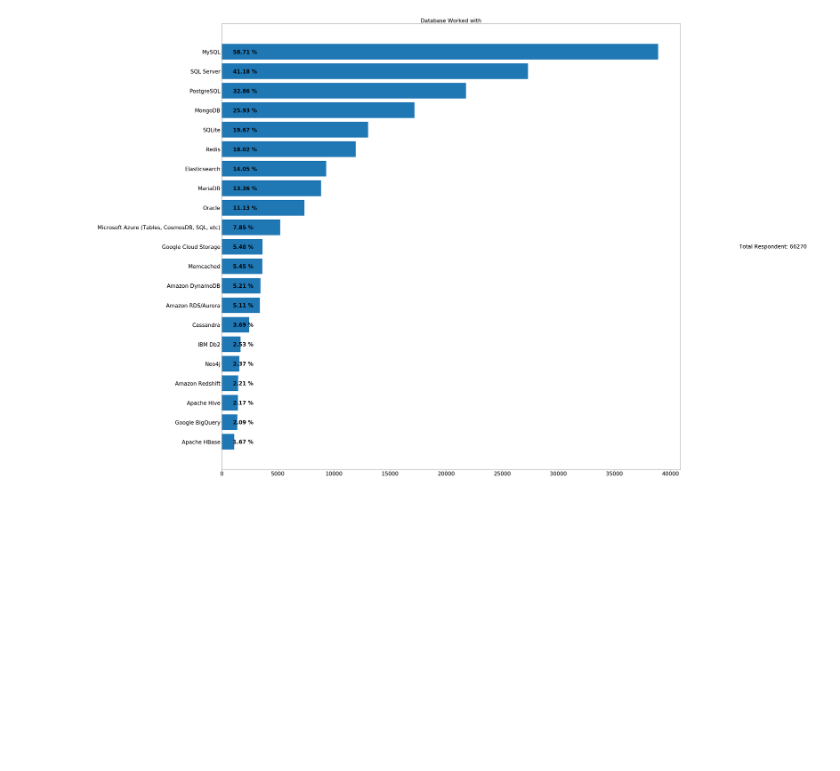
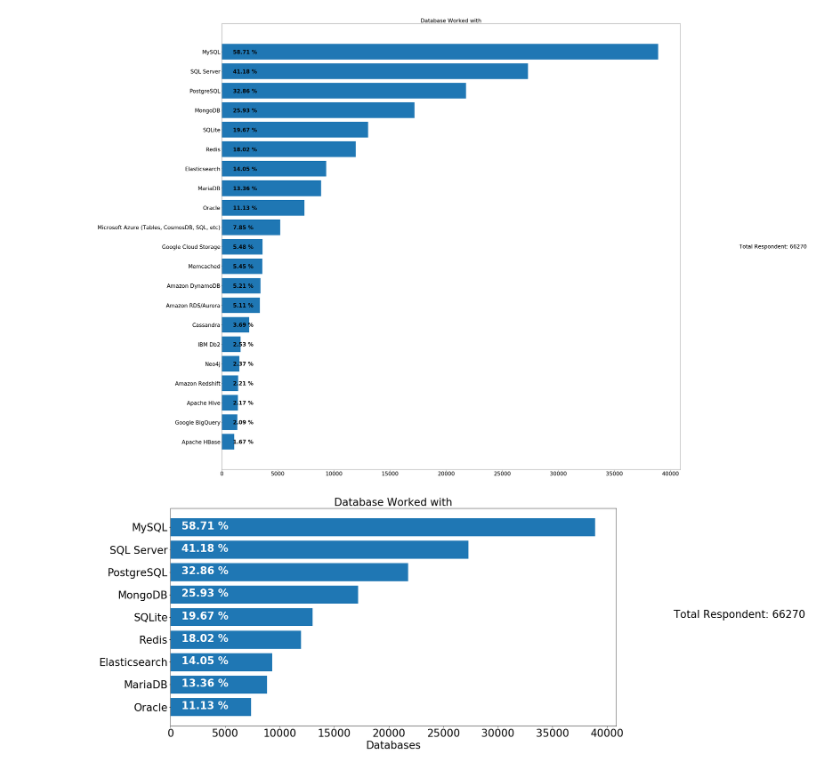
Before and after one commit to kuldeepemol/tech-nerds, a Jupyter notebook: Work-Career-analysis.ipynb, the cells around one changed output. Drawn from its saved outputs; the diff is of its cells as text; code cells hidden in the pictures; blank space fills up the shorter version.

```diff
--- a/Work-Career-analysis.ipynb
+++ b/Work-Career-analysis.ipynb
@@ -502,3 +502,20 @@ plt.gcf().text(1, 0.5, f'Total Respondent: {len(database_df)}', fontsize=26)
 plt.savefig('Images/database-barplot-h.png', bbox_inches='tight')
 # %% [output]
 [figure]
+# %%
+# Plot Database system
+plt.figure(figsize=(20, 10))
+plt.barh(range(len(database[-9:])), db_count[-9:])
+plt.yticks(range(len(database[-9:])), database[-9:], rotation=360, fontsize=26)
+plt.xticks(fontsize=26)
+plt.title('Database Worked with', fontsize=26)
+plt.xlabel('Databases', fontsize=26)
+
+for i, v in enumerate(db_count[-9:]):
+    percent = (v/len(database_df)) * 100
+    plt.text(1000, i - 0.10 , "{0:.2f} %".format(percent), color='white', fontweight='bold', fontsize=26)
+
+plt.gcf().text(1, 0.5, f'Total Respondent: {len(database_df)}', fontsize=26)
+plt.savefig('Images/database-top10-barplot-h.png', bbox_inches='tight')
+# %% [output]
+[figure, added]
```
Also changed, not shown: 5 other files.
